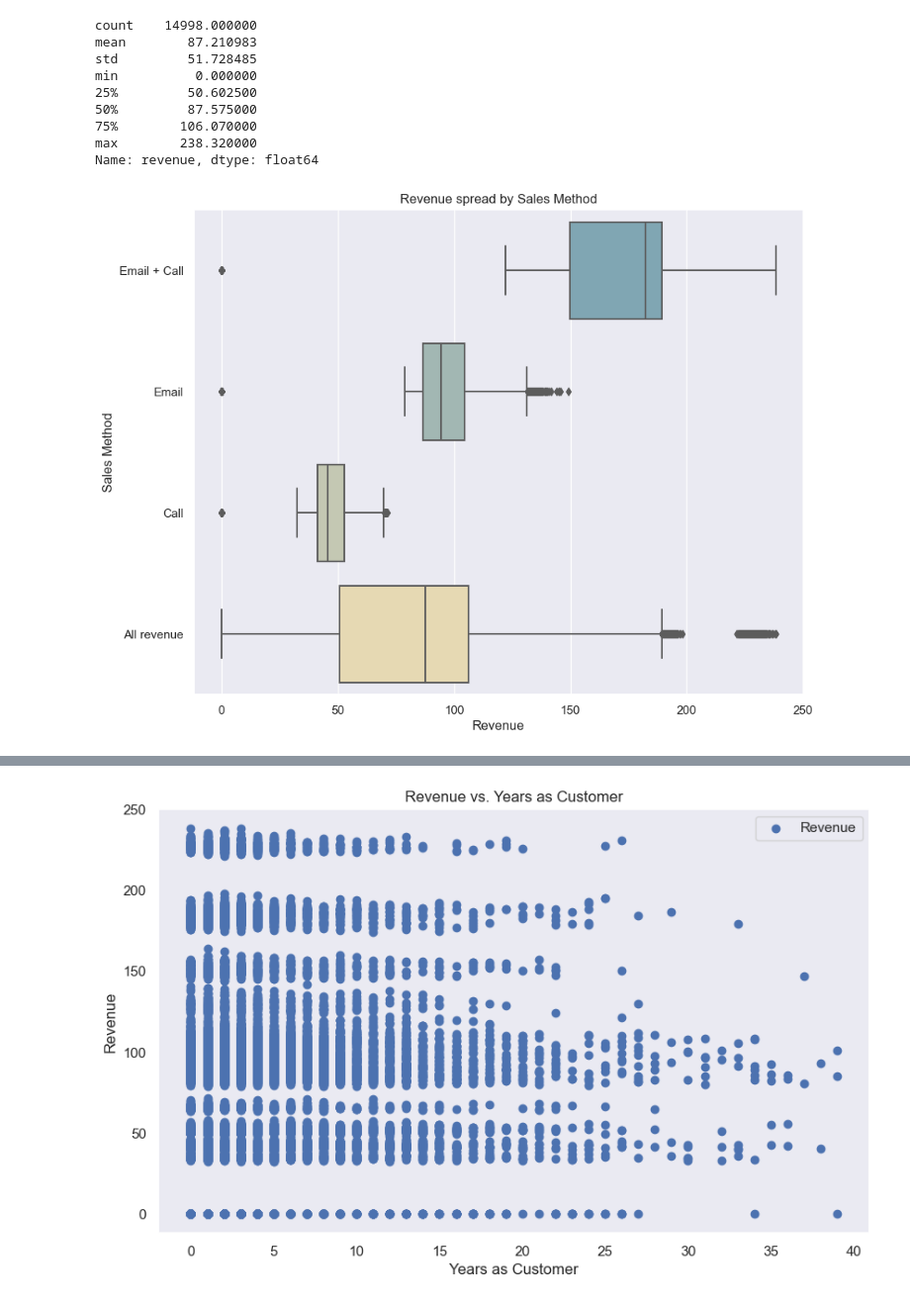
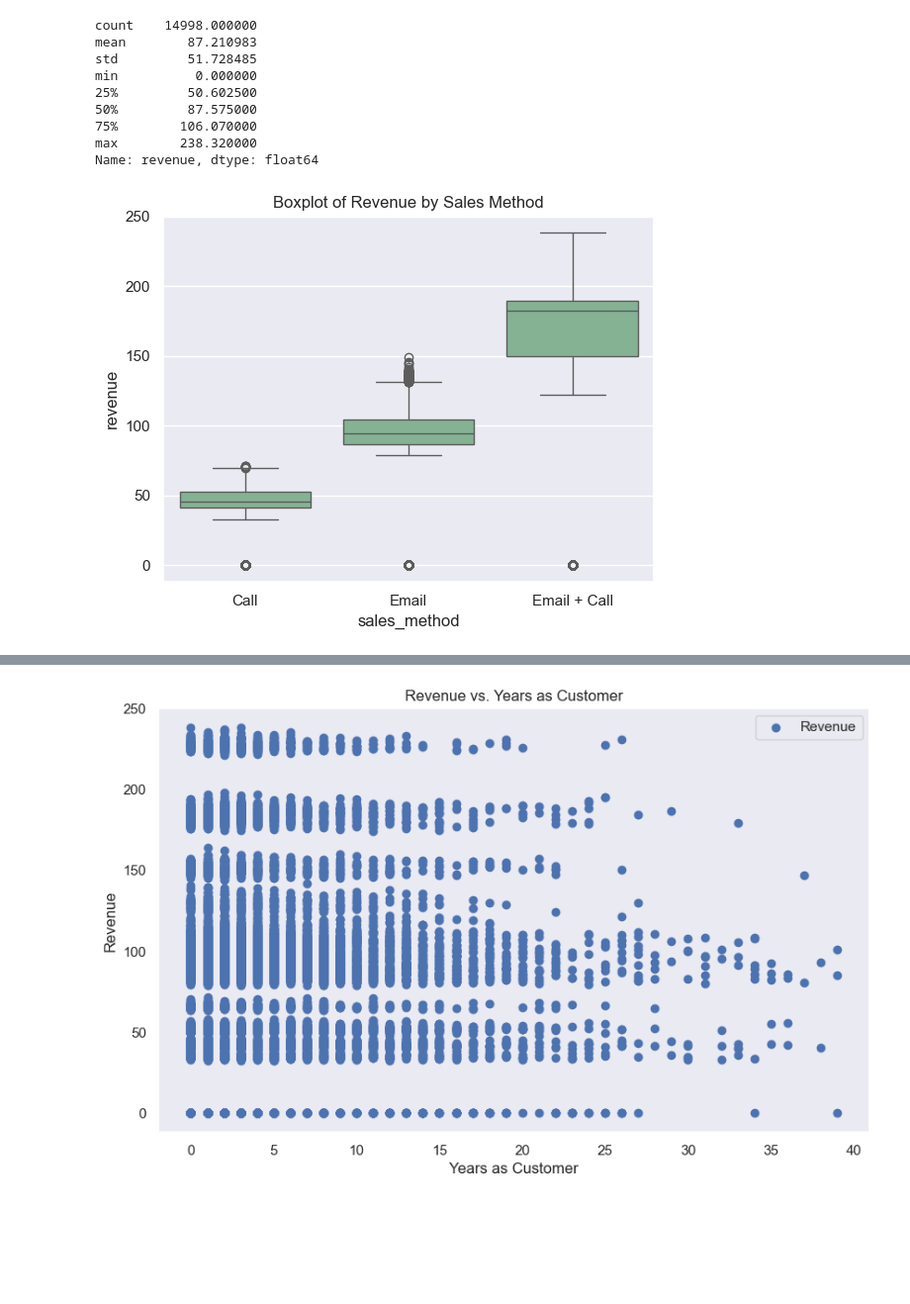
Before and after one commit to Moholu/sales_analysis_python, a Jupyter notebook: sales_analysis.ipynb, the cells around one changed output, grey strips where cells are left out. Shown: that part at 99% size. Saved outputs shown, nothing was run; the diff lists cells and outputs as text; code cells hidden in the pictures; blank space fills up the shorter version.

```diff
--- a/sales_analysis.ipynb
+++ b/sales_analysis.ipynb
@@ -101,11 +98,11 @@ customer_id_duplicates
 #Plot number of customer for every sales method
 cust_by_sales_method = prod_sales.groupby('sales_method')['customer_id'].count().reset_index().set_index('sales_method').sort_values(by='customer_id', ascending=False)
 
-sns.set(style="darkgrid")
+sns.set_palette('crest')
 
-plt.figure(figsize=(8, 6))
+plt.figure(figsize=(10, 8))
 
-ax_customer_by_sales_method = sns.barplot(x=cust_by_sales_method.index, y=cust_by_sales_method.customer_id, order=cust_by_sales_method.index, palette="blend:#7AB,#EDA")
+ax_customer_by_sales_method = sns.barplot(x=cust_by_sales_method.index, y=cust_by_sales_method.customer_id, order=cust_by_sales_method.index)
 
 #add labels
 plt.title('Number of customers by sales method (Descending Order)')
@@ -180,32 +131,10 @@ min          0.000000
 max        238.320000
 Name: revenue, dtype: float64
 # %%
-all_revenue = prod_sales.revenue
-email_revenue = prod_sales[prod_sales.sales_method == 'Email'].revenue
-email_and_call_revenue = prod_sales[prod_sales.sales_method == 'Email + Call'].revenue
-call_revenue = prod_sales[prod_sales.sales_method == 'Call'].revenue
-
-data_list = [email_and_call_revenue, email_revenue, call_revenue, all_revenue]
-# Create a list of labels for the boxplots
-labels = ['Email + Call', 'Email', 'Call', 'All revenue']
-
-def create_horizontal_boxplot(data_list, labels, order=None):
-    if order:
-        # If order is provided, reorder the data and labels accordingly
-        data_list = [data_list[i] for i in order]
-        labels = [labels[i] for i in order]
-
-    sns.set(style="darkgrid")
-    plt.figure(figsize=(10, 8))
-    sns.boxplot(data=data_list, orient="h", palette="blend:#7AB,#EDA")  # Set orient to "h" for horizontal
-    plt.yticks(range(len(data_list)), labels)
-    plt.ylabel("Sales Method")
-    plt.xlabel("Revenue")
-    plt.title('Revenue spread by Sales Method')
-    plt.show()
-
-# Create the initial horizontal plot
-create_horizontal_boxplot(data_list, labels)
+# Boxplot of sales revenue by sales method (All revenue)
+sns.boxplot(x='sales_method', y='revenue', data=prod_sales)
+plt.title('Boxplot of Revenue by Sales Method')
+plt.show()
 # %% [output]
-[figure, old version]
+[figure, new version]
 # %%
```
Also changed, not shown: parts of 11 cells of this notebook.
